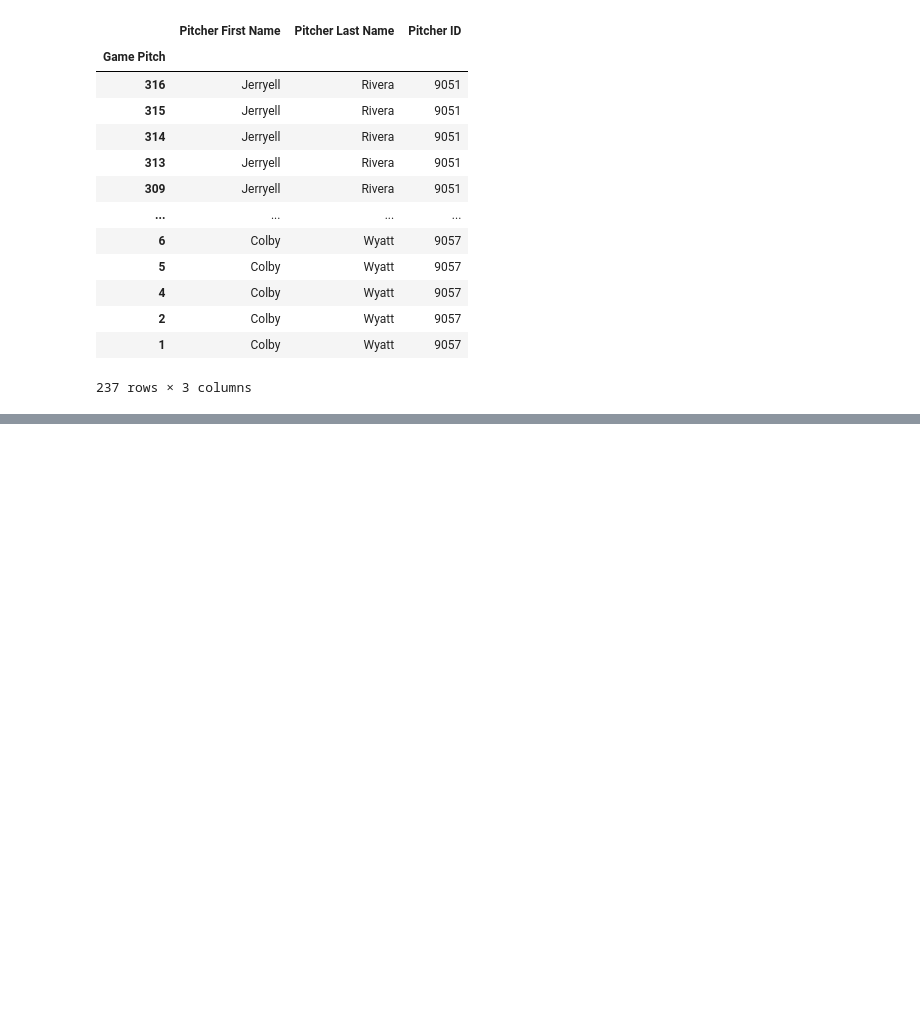
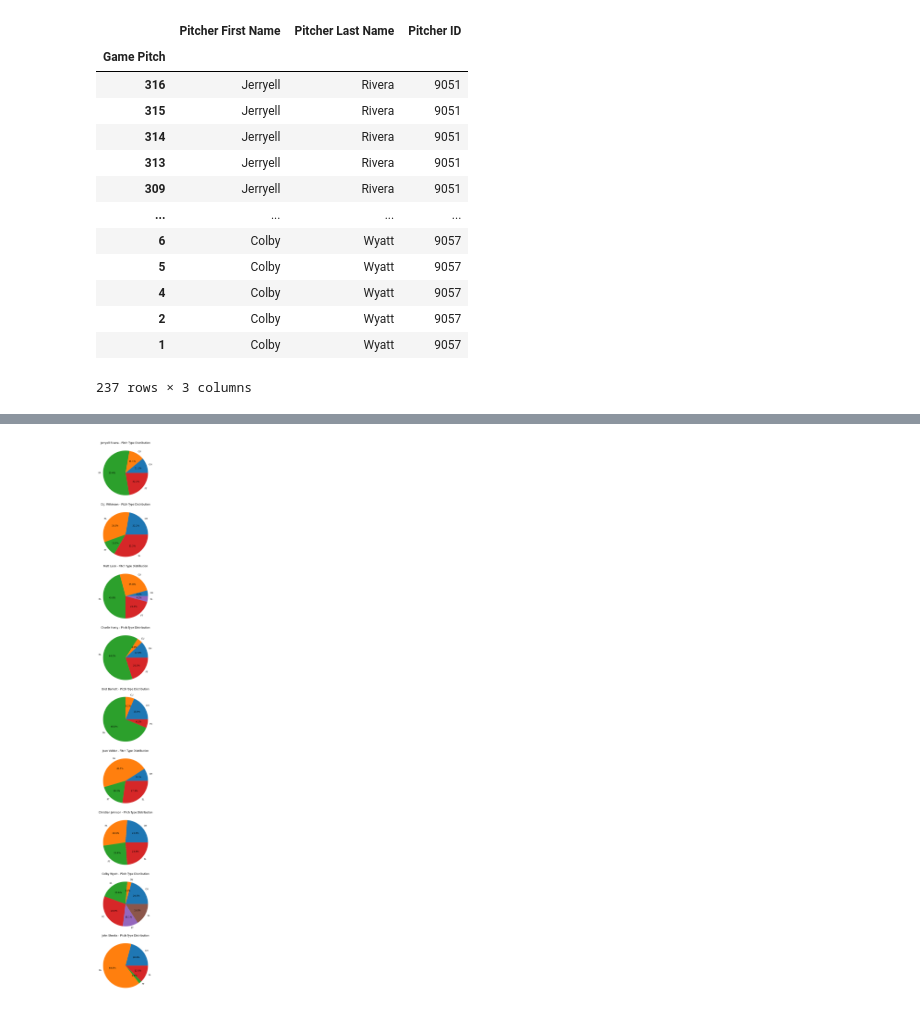
Before and after one commit to esantema/2023-Sioux-Falls-Canaries-Analytics, a Jupyter notebook: Game Analysis.ipynb, the cells around one changed output, grey strips where cells are left out. Saved outputs shown, nothing was run; the diff lists cells and outputs as text; code cells hidden in the pictures; blank space fills up the shorter version.

```diff
--- a/Game Analysis.ipynb
+++ b/Game Analysis.ipynb
@@ -99,20 +117,0 @@ plt.show()
-# %%
-num_pitchers = len(changeup['Pitcher ID'].unique())
-fig, axes = plt.subplots(nrows=num_pitchers, ncols=1, figsize=(8, 4 * num_pitchers))
-
-for i, (pitcher_id, group) in enumerate(changeup.groupby('Pitcher ID')):
-    if pitcher_id not in changeup['Pitcher ID'].values:
-        continue
-
-    pitcher_first_name = pitchers.loc[pitchers['Pitcher ID'] == pitcher_id, 'Pitcher First Name'].iloc[0]
-    pitcher_last_name = pitchers.loc[pitchers['Pitcher ID'] == pitcher_id, 'Pitcher Last Name'].iloc[0]
-    pitcher_name = f"{pitcher_first_name} {pitcher_last_name}"
-    ax = axes[i]  # Get the appropriate subplot for the pitcher
-    group.plot(x='Pitch Number', y='Pitch TotalSpeed (MPH)', ax=ax, label=f'Pitcher {pitcher_name}', color='red')
-    ax.set_xlabel('Pitch #')
-    ax.set_ylabel('Pitch TotalSpeed (MPH)')
-    ax.set_title(f'Velocity of Changeup - {pitcher_name}')
-    ax.legend()
-
-plt.tight_layout()
-plt.show()
@@ -167,0 +118,35 @@ plt.show()
+# %%
+# Create subplots
+fig, axes = plt.subplots(nrows=num_pitchers, figsize=(8, 4*num_pitchers))
+
+# Iterate over each subplot and pitcher ID
+for i, pitcher_id in enumerate(pitcher_ids):
+    # Get the pitcher's name from the pitchers DataFrame
+    pitcher_first_name = pitchers.loc[pitchers['Pitcher ID'] == pitcher_id, 'Pitcher First Name'].iloc[0]
+    pitcher_last_name = pitchers.loc[pitchers['Pitcher ID'] == pitcher_id, 'Pitcher Last Name'].iloc[0]
+    pitcher_name = f"{pitcher_first_name} {pitcher_last_name}"
+
+    # Get the data for the current pitcher
+    pitcher_data = data[data['Pitcher ID'] == pitcher_id]
+
+    # Group the data by pitch type
+    grouped = pitcher_data.groupby('Pitch Type')
+
+    # Get the count of each pitch type
+    pitch_type_counts = grouped.size()
+
+    # Calculate the percentage of each pitch type
+    pitch_type_percentages = pitch_type_counts / pitch_type_counts.sum()
+
+    # Plot the pie chart
+    ax = axes[i]
+    ax.pie(pitch_type_percentages, labels=pitch_type_percentages.index, autopct='%1.1f%%')
+    ax.set_title(f'{pitcher_name} - Pitch Type Distribution')
+
+# Adjust the layout to avoid overlapping subplots
+plt.tight_layout()
+
+# Display the plot
+plt.show()
+# %% [output]
+[figure, added]
```
Also changed, not shown: parts of 5 cells of this notebook.
